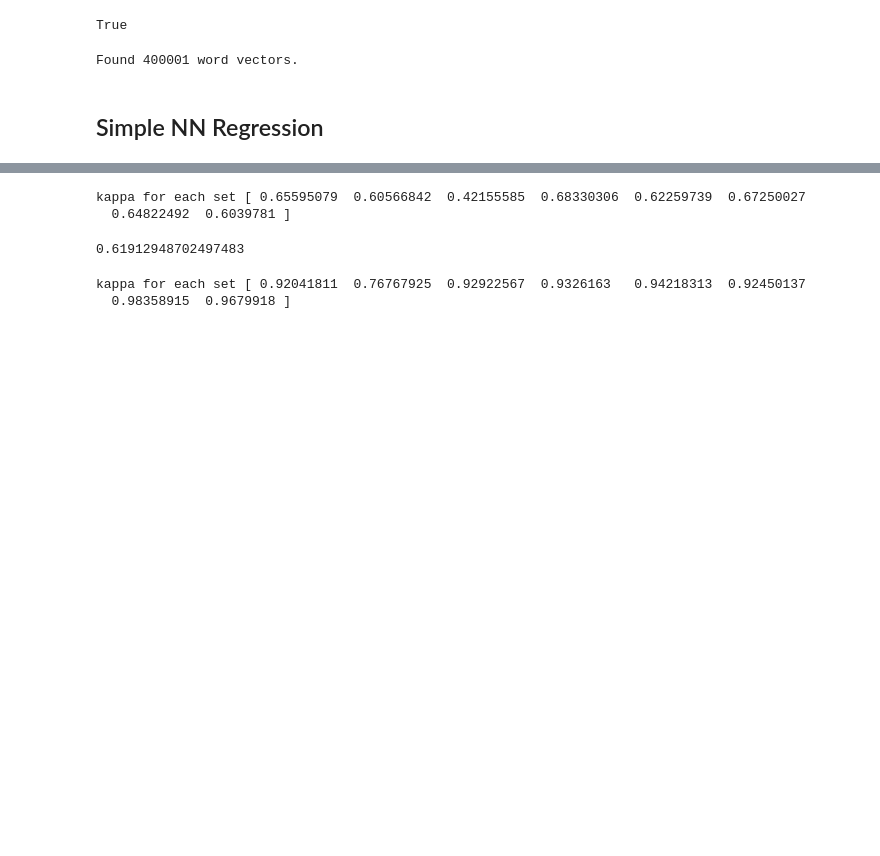
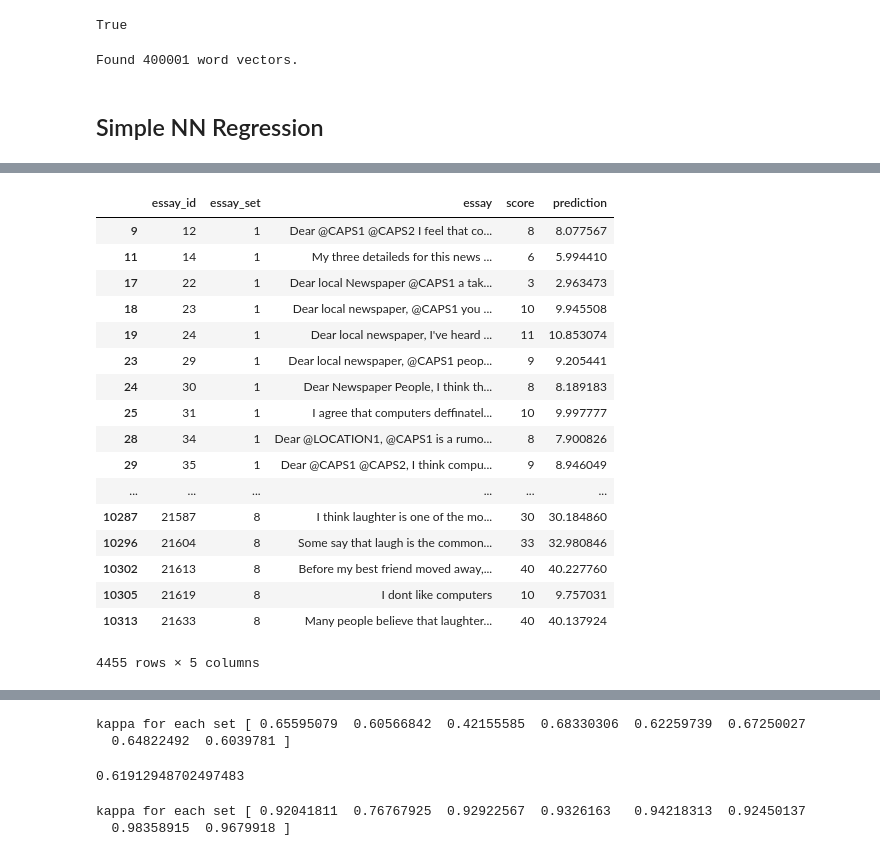
Before and after one commit to zelong430/EssayGrading, a Jupyter notebook: Untitled.ipynb, the cells around one changed output, grey strips where cells are left out. Drawn from its saved outputs; the diff is of its cells as text; code cells hidden in the pictures; blank space fills up the shorter version.

```diff
--- a/Untitled.ipynb
+++ b/Untitled.ipynb
@@ -293,0 +331,26 @@ test[test["essay_set"] == 2]
+# %%
+# pred_y = model.predict(train_x)
+# train["prediction"] = pred_y
+# train[train["essay_set"] == 2]
+# train = train.drop(['rater1_domain1','rater2_domain1'], axis = 1)
+# train.columns = [u'essay_id', u'essay_set', u'essay',u'score', u'prediction']
+train[abs(train['prediction'] - train['score'])<0.3]
+# %% [output]
+|  | essay_id | essay_set | essay | score | prediction |
+| 9 | 12 | 1 | Dear @CAPS1 @CAPS2 I feel that co... | 8 | 8.077567 |
+| 11 | 14 | 1 | My three detaileds for this news ... | 6 | 5.994410 |
+| 17 | 22 | 1 | Dear local Newspaper @CAPS1 a tak... | 3 | 2.963473 |
+| 18 | 23 | 1 | Dear local newspaper, @CAPS1 you ... | 10 | 9.945508 |
+| 19 | 24 | 1 | Dear local newspaper, I've heard ... | 11 | 10.853074 |
+| 23 | 29 | 1 | Dear local newspaper, @CAPS1 peop... | 9 | 9.205441 |
+| 24 | 30 | 1 | Dear Newspaper People, I think th... | 8 | 8.189183 |
+| 25 | 31 | 1 | I agree that computers deffinatel... | 10 | 9.997777 |
+| 28 | 34 | 1 | Dear @LOCATION1, @CAPS1 is a rumo... | 8 | 7.900826 |
+| 29 | 35 | 1 | Dear @CAPS1 @CAPS2, I think compu... | 9 | 8.946049 |
+| ... | ... | ... | ... | ... | ... |
+| 10287 | 21587 | 8 | I think laughter is one of the mo... | 30 | 30.184860 |
+| 10296 | 21604 | 8 | Some say that laugh is the common... | 33 | 32.980846 |
+| 10302 | 21613 | 8 | Before my best friend moved away,... | 40 | 40.227760 |
+| 10305 | 21619 | 8 | I dont like computers | 10 | 9.757031 |
+| 10313 | 21633 | 8 | Many people believe that laughter... | 40 | 40.137924 |
+4455 rows × 5 columns
```
Also changed, not shown: parts of 17 cells of this notebook.
